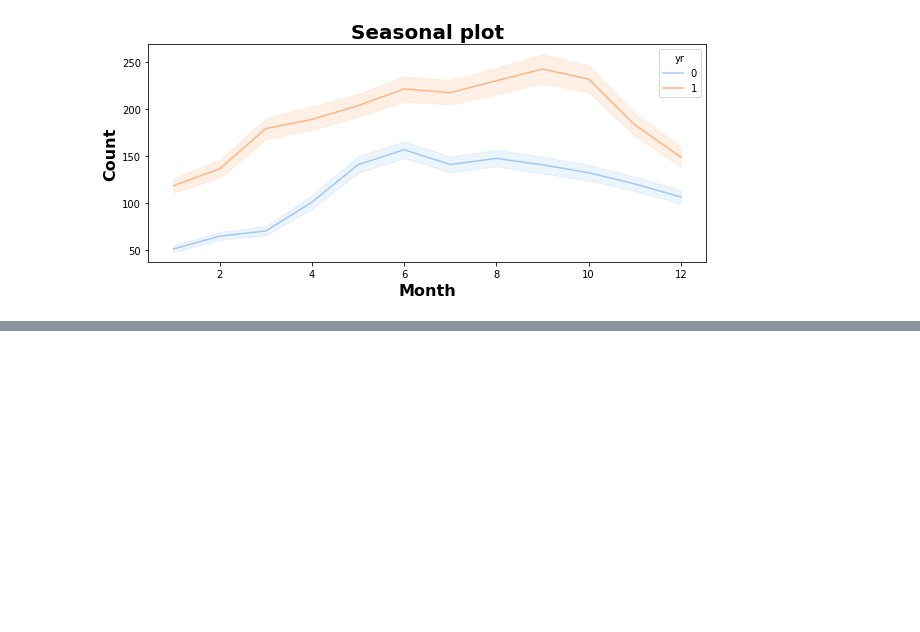
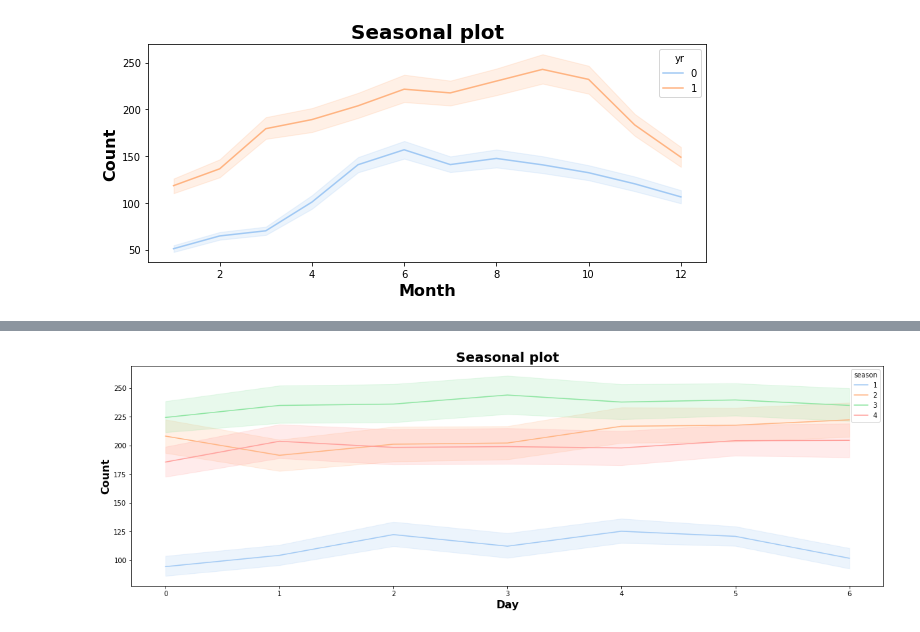
Before and after one commit to gotobcn8/sharing-bike-data, a Jupyter notebook: analysis.ipynb, the cells around one changed output, grey strips where cells are left out. Cells and saved outputs as stored; diff of their text form; code cells hidden in the pictures; blank space fills up the shorter version.

```diff
--- a/analysis.ipynb
+++ b/analysis.ipynb
@@ -87,0 +100,12 @@ fig.savefig('output/seanal-cnt-year.svg',format='svg',dpi=150)
+# %%
+fig, ax = plt.subplots(figsize=(20, 6))
+
+palette = sns.color_palette("pastel", 4)
+sns.lineplot(rides['weekday'], rides['cnt'], hue=rides['season'], palette=palette)
+ax.set_title('Seasonal plot', fontsize = 20, loc='center', fontdict=dict(weight='bold'))
+ax.set_xlabel('Day', fontsize = 16, fontdict=dict(weight='bold'))
+ax.set_ylabel('Count', fontsize = 16, fontdict=dict(weight='bold'))
+
+fig.savefig('output/season-weekday-cnt.svg',format='svg',dpi=150)
+# %% [output]
+[figure, added]
```
Also changed, not shown: parts of 8 cells of this notebook, 15 other files.
